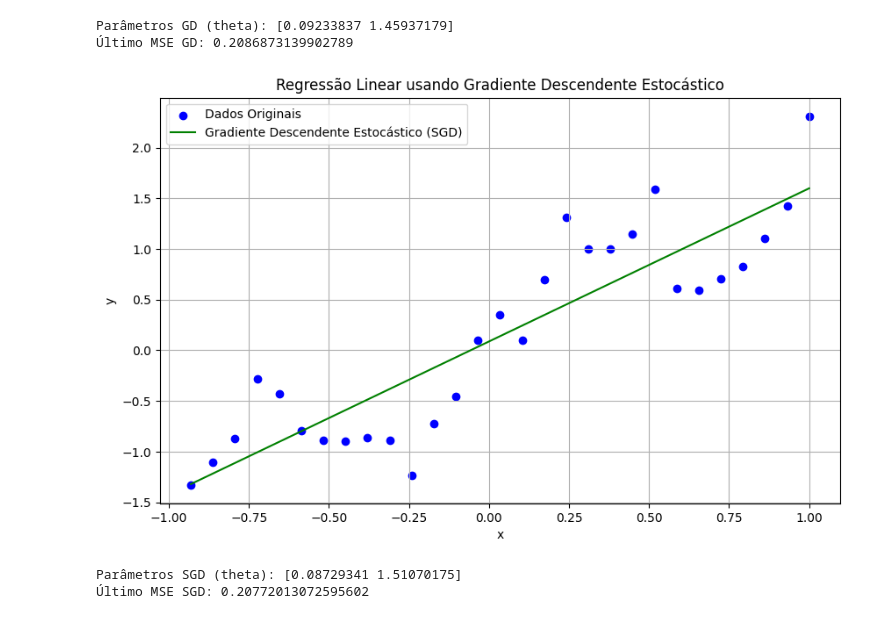
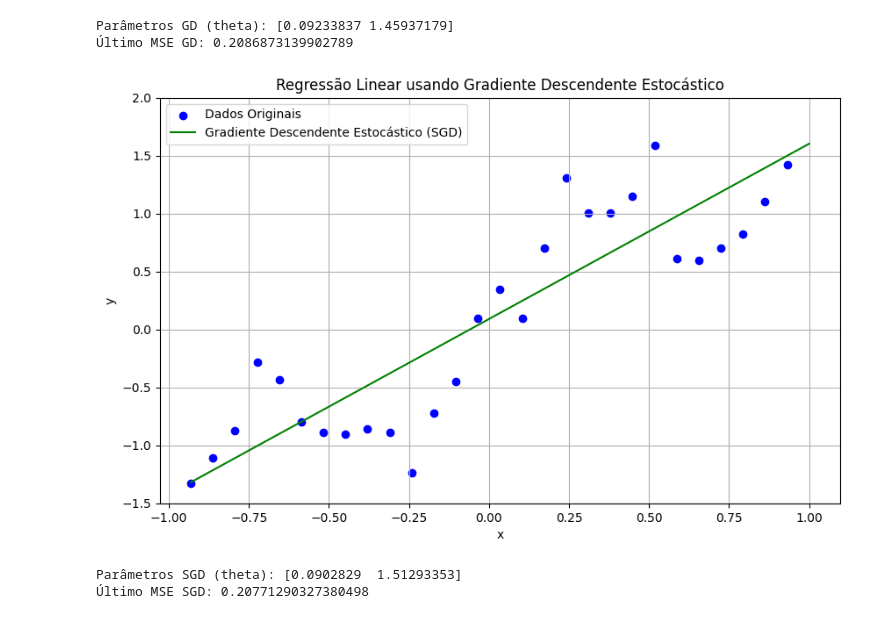
Before and after one commit to AnaKesia/CookieCutter, a Jupyter notebook: notebooks/notebook.ipynb, the cells around one changed output. Saved outputs shown, nothing was run; the diff lists cells and outputs as text; code cells hidden in the pictures.

```diff
--- a/notebooks/notebook.ipynb
+++ b/notebooks/notebook.ipynb
@@ -162,6 +180,8 @@ Parâmetros GD (theta): [0.09233837 1.45937179]
 import numpy as np
 import pandas as pd
 import matplotlib.pyplot as plt
+import imageio.v2 as imageio
+import os
 
 class LinearRegressionSGD:
     def __init__(self, learning_rate=0.01, epochs=1000):
@@ -177,69 +197,84 @@ class LinearRegressionSGD:
         self.theta = np.zeros(X_b.shape[1])    # Inicializa os parâmetros theta
 
         for epoch in range(self.epochs):
-            # Permutação aleatória dos índices dos dados
             indices = np.random.permutation(N)
 
             for i in indices:
-                # Selecionar um exemplo de entrada
                 xi = X_b[i, :]
                 yi = y[i]
-
-                # Previsão para o exemplo selecionado
                 y_pred = xi @ self.theta
-
-                # Cálculo do erro
                 error = yi - y_pred
-
-                # Atualizar os parâmetros conforme a fórmula
                 self.theta[0] += self.learning_rate * error         # Atualiza w0
                 self.theta[1] += self.learning_rate * error * xi[1] # Atualiza w1
 
-            # Opcional: calcular e armazenar o MSE após cada época
             mse = np.mean((X_b @ self.theta - y) ** 2)
             self.mse_history.append(mse)
+
+            # Salva o gráfico para o GIF a cada época
+            self.plot_results(X, y, epoch=epoch)
 
     def predict(self, X):
         """ Faz previsões para novos dados. """
         X_b = np.c_[np.ones((len(X), 1)), X]  # Adiciona termo de bias (intercepto)
         return X_b @ self.theta
 
-    def plot_results(self, X, y):
+    def plot_results(self, X, y, epoch=None):
         """ Plota os resultados ajustados em relação aos dados originais. """
         plt.figure(figsize=(10, 6))
         plt.scatter(X, y, color="blue", label="Dados Originais")
         y_pred = self.predict(X)
         plt.plot(X, y_pred, color="green", label="Gradiente Descendente Estocástico (SGD)")
         plt.xlabel("x")
         plt.ylabel("y")
+        plt.ylim(-1.5, 2)  # Ajustando o limite do eixo y
         plt.legend()
-        plt.title("Regressão Linear usando Gradiente Descendente Estocástico")
+        plt.title(f"Regressão Linear usando Gradiente Descendente Estocástico")
         plt.grid()
-        plt.show()
+
+        if epoch is not None:  # Salva como imagem se for para o GIF
+            plt.title(f"Epoch: {epoch + 1} - Regressão Linear usando Gradiente Descendente Estocástico")
+            plt.savefig(f"frame_{epoch}.png")
+            plt.close()
+        else:
+            plt.show()
+
+    def create_gif(self):
+        """ Cria um GIF a partir dos frames salvos. """
+        with imageio.get_writer('regressao_sgd.gif', mode='I', duration=0.2) as writer:
+            for epoch in range(self.epochs):
+                image = imageio.imread(f"frame_{epoch}.png")
+                writer.append_data(image)
+
+        # Remover as imagens temporárias
+        for epoch in range(self.epochs):
+            os.remove(f"frame_{epoch}.png")
 
     def print_parameters(self):
         """ Exibe os parâmetros ajustados e o histórico do MSE final. """
         print(f'Parâmetros SGD (theta): {self.theta}')
         print(f'Último MSE SGD: {self.mse_history[-1]}')
 
 
 # Carregar os dados
 data = pd.read_csv('../data/artificial1d.csv')
 x = data.iloc[:, 0].values
 y = data.iloc[:, 1].values
 
 # Instanciar o modelo de regressão com Gradiente Descendente Estocástico
-model_sgd = LinearRegressionSGD(learning_rate=0.01, epochs=1000)
+model_sgd = LinearRegressionSGD(learning_rate=0.01, epochs=150)
 
 # Ajustar o modelo aos dados
 model_sgd.fit(x, y)
 
-# Fazer previsões e plotar os resultados
-model_sgd.plot_results(x, y)
+# Criar o GIF
+model_sgd.create_gif()
+
+# Plotar os resultados finais
+model_sgd.plot_results(x, y)  # Chamado sem `epoch` para exibir o gráfico final
 
 # Exibir os parâmetros e o último MSE
 model_sgd.print_parameters()
 # %% [output]
-[figure, old version]
+[figure, new version]
-Parâmetros SGD (theta): [0.08729341 1.51070175]
-Último MSE SGD: 0.20772013072595602
+Parâmetros SGD (theta): [0.0902829  1.51293353]
+Último MSE SGD: 0.20771290327380498
```
Also changed, not shown: parts of 1 cell of this notebook, 2 other files.
